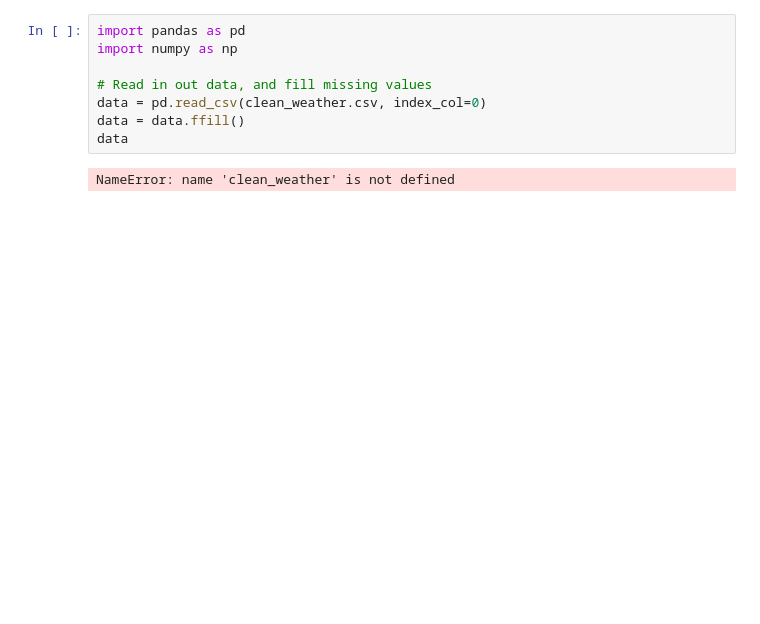
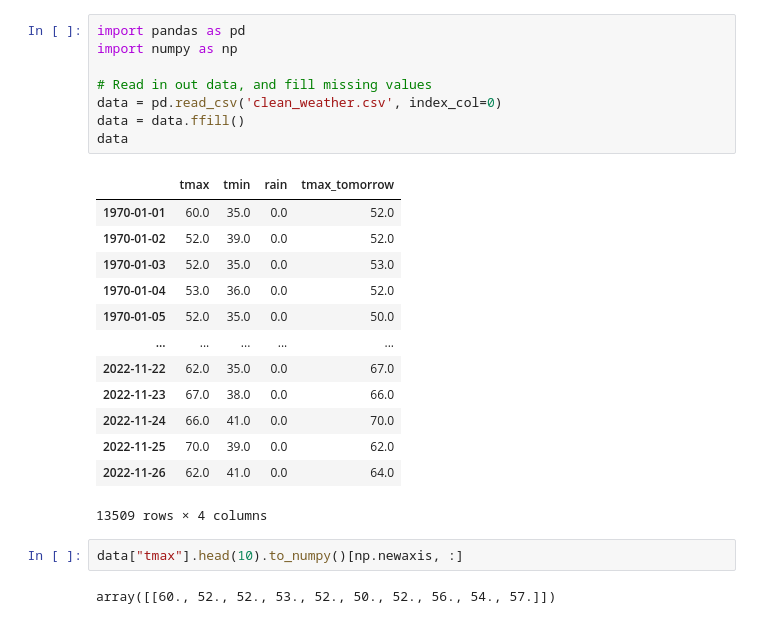
Before and after one commit to raahul4004/Deep-Learning-From-Scratch, a Jupyter notebook: 05_Recurrent_Neural_Networks.ipynb, the cells around one changed output. Saved outputs shown, nothing was run; the diff lists cells and outputs as text; blank space fills up the shorter version.

```diff
--- a/05_Recurrent_Neural_Networks.ipynb
+++ b/05_Recurrent_Neural_Networks.ipynb
@@ -1,10 +1,26 @@
 # %%
 import pandas as pd
 import numpy as np
 
 # Read in out data, and fill missing values
-data = pd.read_csv(clean_weather.csv, index_col=0)
+data = pd.read_csv('clean_weather.csv', index_col=0)
 data = data.ffill()
 data
 # %% [output]
+|  | tmax | tmin | rain | tmax_tomorrow |
+| 1970-01-01 | 60.0 | 35.0 | 0.0 | 52.0 |
+| 1970-01-02 | 52.0 | 39.0 | 0.0 | 52.0 |
+| 1970-01-03 | 52.0 | 35.0 | 0.0 | 53.0 |
+| 1970-01-04 | 53.0 | 36.0 | 0.0 | 52.0 |
+| 1970-01-05 | 52.0 | 35.0 | 0.0 | 50.0 |
+| ... | ... | ... | ... | ... |
+| 2022-11-22 | 62.0 | 35.0 | 0.0 | 67.0 |
+| 2022-11-23 | 67.0 | 38.0 | 0.0 | 66.0 |
+| 2022-11-24 | 66.0 | 41.0 | 0.0 | 70.0 |
+| 2022-11-25 | 70.0 | 39.0 | 0.0 | 62.0 |
+| 2022-11-26 | 62.0 | 41.0 | 0.0 | 64.0 |
-NameError: name 'clean_weather' is not defined
+13509 rows × 4 columns
+# %%
+data["tmax"].head(10).to_numpy()[np.newaxis, :]
+# %% [output]
+array([[60., 52., 52., 53., 52., 50., 52., 56., 54., 57.]])
```
Also changed, not shown: parts of 29 cells of this notebook, 1 other file.
